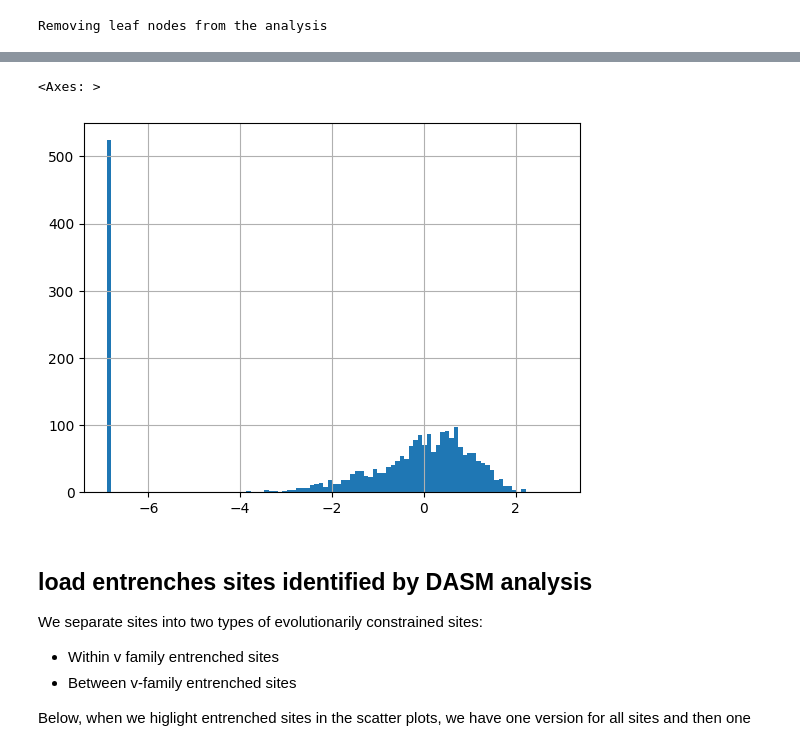
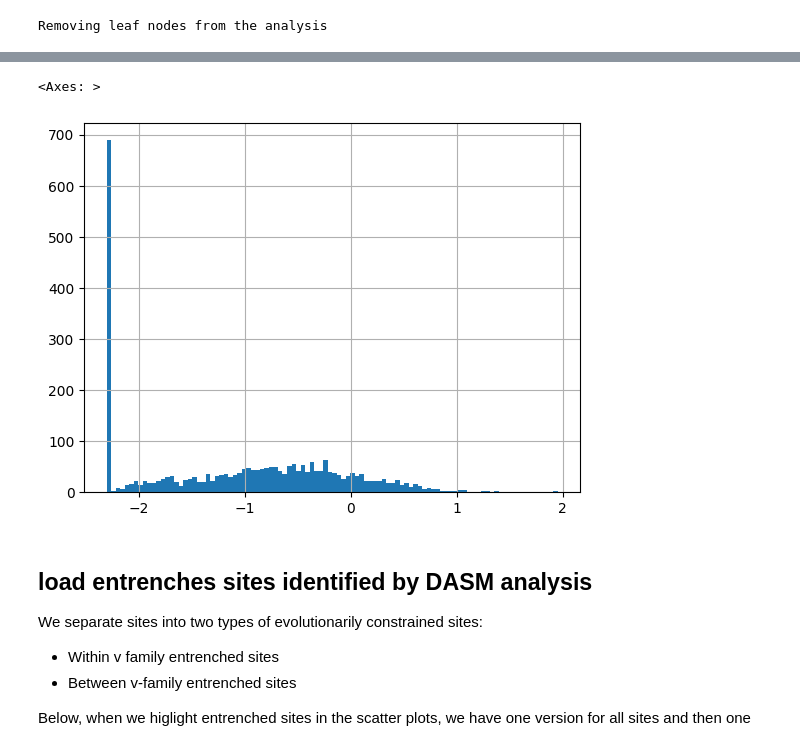
Before and after one commit to matsengrp/dasm-epistasis-experiments, a Jupyter notebook: rates_analysis_productive_w_thrifty.ipynb, the cells around one changed output, grey strips where cells are left out. Saved outputs shown, nothing was run; the diff lists cells and outputs as text; code cells hidden in the pictures.

```diff
--- a/rates_analysis_productive_w_thrifty.ipynb
+++ b/rates_analysis_productive_w_thrifty.ipynb
@@ -900,7 +901,9 @@ class CachedNeutralMutationProbability:
             print(f"Error saving to gzip cache: {e}")
 
 
-neutral_probabilties = CachedNeutralMutationProbability("v1rodriguez", branch_length_method='from_synonymous_mutations')
+#neutral_probabilties = CachedNeutralMutationProbability("v1rodriguez", branch_length_method='from_synonymous_mutations')
+neutral_probabilties = CachedNeutralMutationProbability("v1rodriguez", branch_length_method='from_total_mutations')
+
 
 # add germline information to all dataframes
 neutral_probabilties.aa_neutral_df = add_germline_information(neutral_probabilties.pcp_df, neutral_probabilties.aa_neutral_df)
@@ -971,12 +956,12 @@ observed_aa_df
 # %%
 merge_counts = pd.merge(expected_aa_df.rename(columns={'current_aa':'parent_aa', 'transition_aa':'child_aa', 'substitution_probability':'expected_counts'}), observed_aa_df, on=['v_family', 'site', 'parent_aa', 'child_aa'])
 merge_counts['ratio'] = merge_counts['mutation_acquired'] / merge_counts['expected_counts']
-merge_counts['log_ratio'] = np.log(merge_counts['ratio'] + 1e-3)
+merge_counts['log_ratio'] = np.log(merge_counts['ratio'] + 1e-1)
 
 merge_counts[merge_counts.expected_counts >= 1].log_ratio.hist(bins=100)
 # %% [output]
 <Axes: >
-[figure, old version]
+[figure, new version]
 # %% [markdown]
 ## load entrenches sites identified by DASM analysis
 
```
Also changed, not shown: parts of 8 cells of this notebook, 1 other file.
